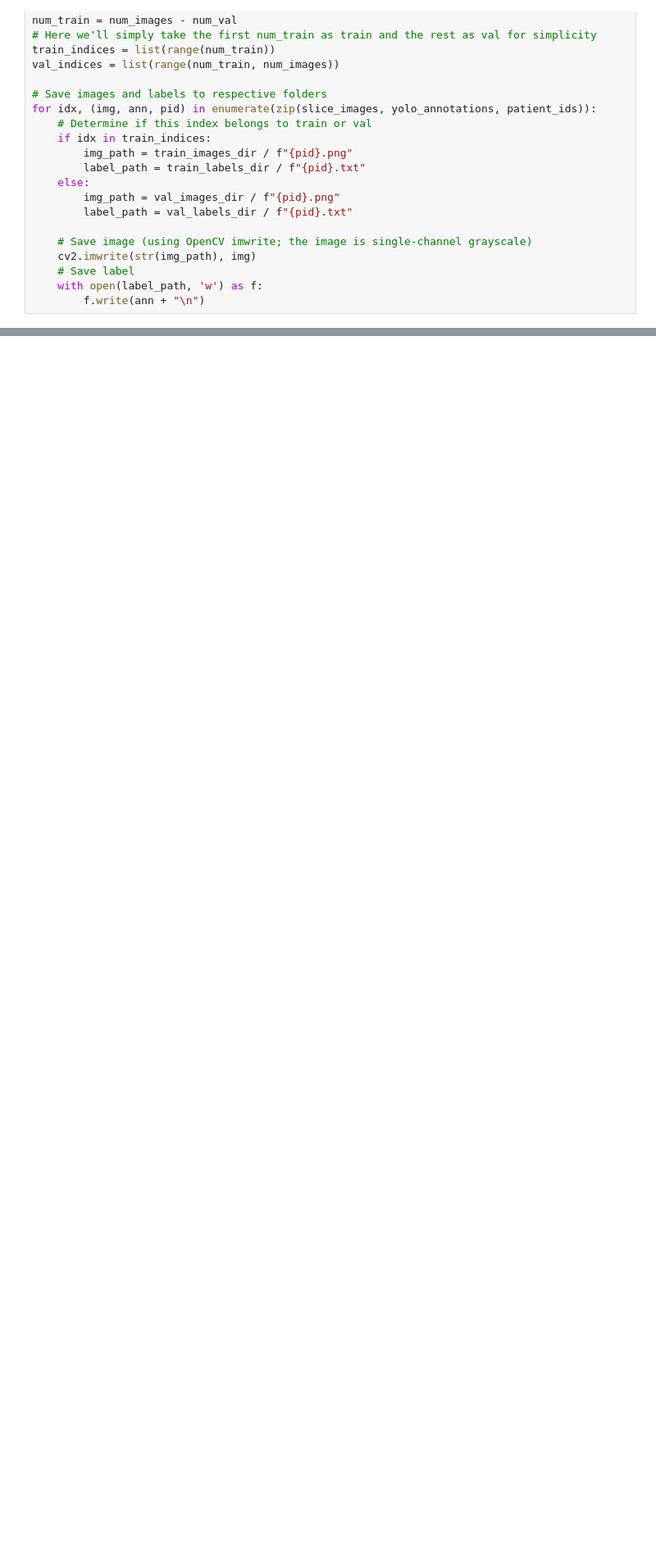
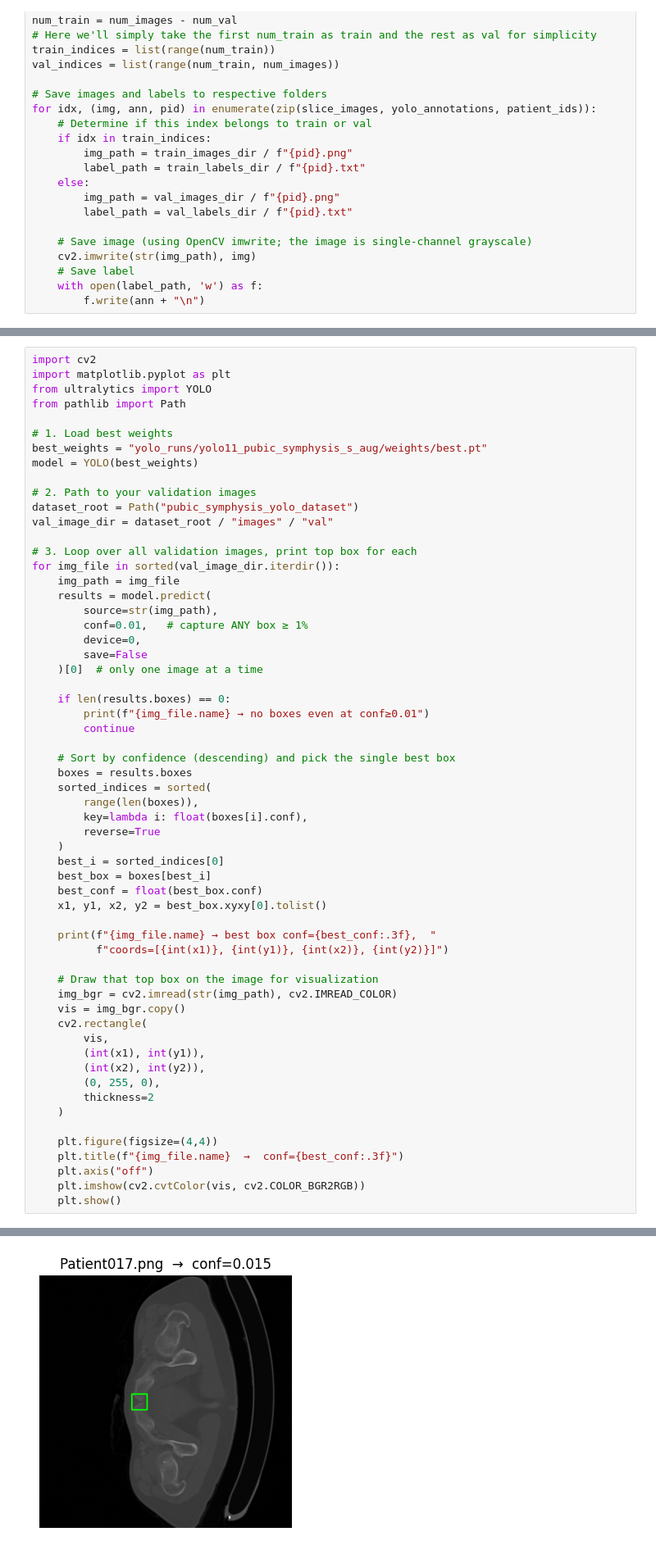
Before and after one commit to Velociturtle/overscanning_abdominal_ct, a Jupyter notebook: yolo.ipynb, the cells around one changed output, grey strips where cells are left out. Shown at 82% size. Cells and saved outputs as stored; diff of their text form; blank space fills up the shorter version.

Commit message:
working yolo model

```diff
--- a/yolo.ipynb
+++ b/yolo.ipynb
@@ -327,0 +310,60 @@ Top detection → Conf = 0.019, Box = [348.4, 9.9, 512.0, 364.7]
+# %%
+import cv2
+import matplotlib.pyplot as plt
+from ultralytics import YOLO
+from pathlib import Path
+
+# 1. Load best weights
+best_weights = "yolo_runs/yolo11_pubic_symphysis_s_aug/weights/best.pt"
+model = YOLO(best_weights)
+
+# 2. Path to your validation images
+dataset_root = Path("pubic_symphysis_yolo_dataset")
+val_image_dir = dataset_root / "images" / "val"
+
+# 3. Loop over all validation images, print top box for each
+for img_file in sorted(val_image_dir.iterdir()):
+    img_path = img_file
+    results = model.predict(
+        source=str(img_path),
+        conf=0.01,   # capture ANY box ≥ 1%
+        device=0,
+        save=False
+    )[0]  # only one image at a time
+
+    if len(results.boxes) == 0:
+        print(f"{img_file.name} → no boxes even at conf≥0.01")
+        continue
+
+    # Sort by confidence (descending) and pick the single best box
+    boxes = results.boxes
+    sorted_indices = sorted(
+        range(len(boxes)),
+        key=lambda i: float(boxes[i].conf),
+        reverse=True
+    )
+    best_i = sorted_indices[0]
+    best_box = boxes[best_i]
+    best_conf = float(best_box.conf)
+    x1, y1, x2, y2 = best_box.xyxy[0].tolist()
+
+    print(f"{img_file.name} → best box conf={best_conf:.3f},  "
+          f"coords=[{int(x1)}, {int(y1)}, {int(x2)}, {int(y2)}]")
+
+    # Draw that top box on the image for visualization
+    img_bgr = cv2.imread(str(img_path), cv2.IMREAD_COLOR)
+    vis = img_bgr.copy()
+    cv2.rectangle(
+        vis,
+        (int(x1), int(y1)),
+        (int(x2), int(y2)),
+        (0, 255, 0),
+        thickness=2
+    )
+
+    plt.figure(figsize=(4,4))
+    plt.title(f"{img_file.name}  →  conf={best_conf:.3f}")
+    plt.axis("off")
+    plt.imshow(cv2.cvtColor(vis, cv2.COLOR_BGR2RGB))
+    plt.show()
+# %% [output]
@@ -327,0 +373 @@ Top detection → Conf = 0.019, Box = [348.4, 9.9, 512.0, 364.7]
+[figure, added]
```
Also changed, not shown: parts of 8 cells of this notebook, 46 other files.
